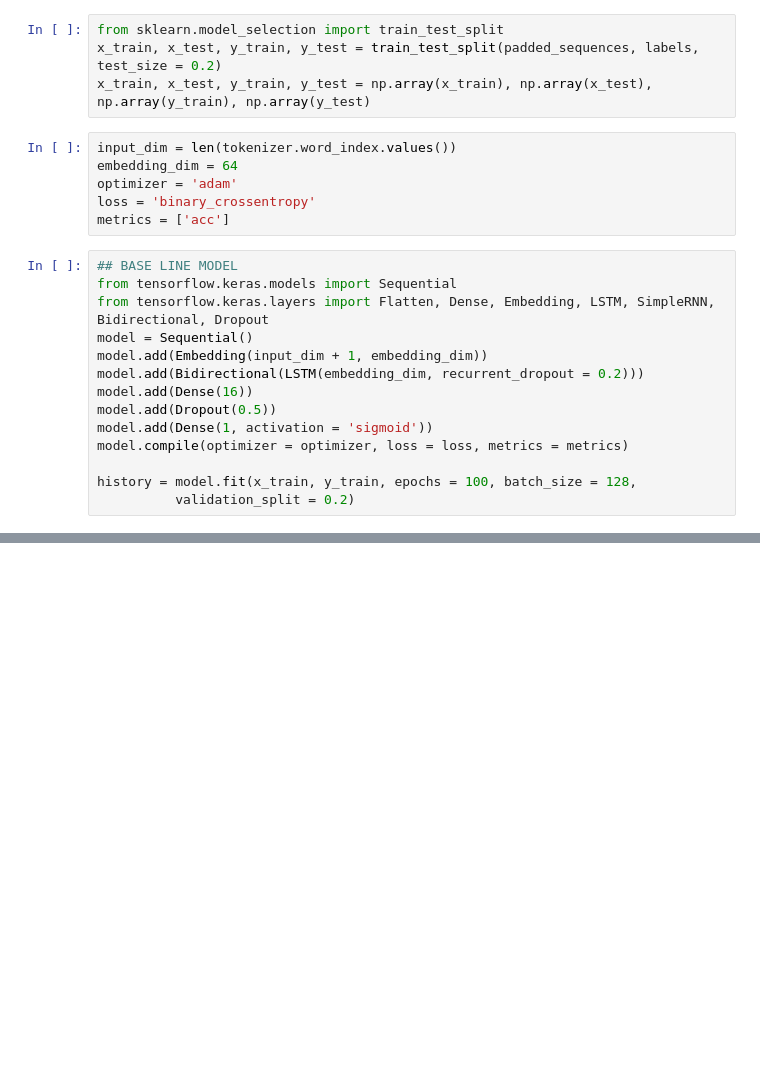
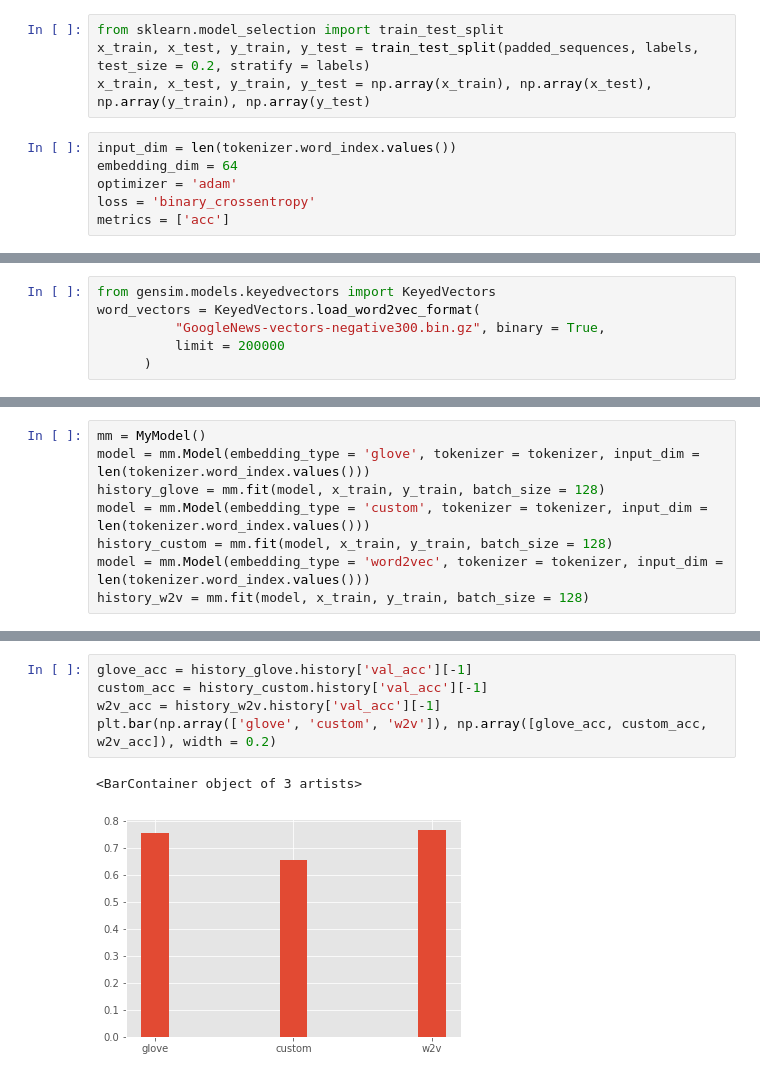
Before and after one commit to aneesh98/Real-Or-Not, a Jupyter notebook: RealOrNot.ipynb, the cells around one changed output, grey strips where cells are left out. Cells and saved outputs as stored; diff of their text form; blank space fills up the shorter version.

```diff
--- a/RealOrNot.ipynb
+++ b/RealOrNot.ipynb
@@ -261,7 +282,7 @@ padded_sequences = pad_sequences(sequences, maxlen = maxlen)
 labels = df_train['target'].to_list()
 # %%
 from sklearn.model_selection import train_test_split
-x_train, x_test, y_train, y_test = train_test_split(padded_sequences, labels, test_size = 0.2)
+x_train, x_test, y_train, y_test = train_test_split(padded_sequences, labels, test_size = 0.2, stratify = labels)
 x_train, x_test, y_train, y_test = np.array(x_train), np.array(x_test), np.array(y_train), np.array(y_test)
 # %%
 input_dim = len(tokenizer.word_index.values())
@@ -269,17 +290,3 @@ embedding_dim = 64
 optimizer = 'adam'
 loss = 'binary_crossentropy'
 metrics = ['acc']
-# %%
-## BASE LINE MODEL
-from tensorflow.keras.models import Sequential
-from tensorflow.keras.layers import Flatten, Dense, Embedding, LSTM, SimpleRNN, Bidirectional, Dropout
-model = Sequential()
-model.add(Embedding(input_dim + 1, embedding_dim))
-model.add(Bidirectional(LSTM(embedding_dim, recurrent_dropout = 0.2)))
-model.add(Dense(16))
-model.add(Dropout(0.5))
-model.add(Dense(1, activation = 'sigmoid'))
-model.compile(optimizer = optimizer, loss = loss, metrics = metrics)
-
-history = model.fit(x_train, y_train, epochs = 100, batch_size = 128,
-          validation_split = 0.2)
@@ -303,0 +336,6 @@ Epoch 100/100
+# %%
+from gensim.models.keyedvectors import KeyedVectors
+word_vectors = KeyedVectors.load_word2vec_format(
+          "GoogleNews-vectors-negative300.bin.gz", binary = True,
+          limit = 200000
+      )
@@ -303,0 +424,8 @@ Epoch 100/100
+# %%
+mm = MyModel()
+model = mm.Model(embedding_type = 'glove', tokenizer = tokenizer, input_dim = len(tokenizer.word_index.values()))
+history_glove = mm.fit(model, x_train, y_train, batch_size = 128)
+model = mm.Model(embedding_type = 'custom', tokenizer = tokenizer, input_dim = len(tokenizer.word_index.values()))
+history_custom = mm.fit(model, x_train, y_train, batch_size = 128)
+model = mm.Model(embedding_type = 'word2vec', tokenizer = tokenizer, input_dim = len(tokenizer.word_index.values()))
+history_w2v = mm.fit(model, x_train, y_train, batch_size = 128)
@@ -304 +461,9 @@ Epoch 100/100
+# %%
+glove_acc = history_glove.history['val_acc'][-1]
+custom_acc = history_custom.history['val_acc'][-1]
+w2v_acc = history_w2v.history['val_acc'][-1]
+plt.bar(np.array(['glove', 'custom', 'w2v']), np.array([glove_acc, custom_acc, w2v_acc]), width = 0.2)
+# %% [output]
+<BarContainer object of 3 artists>
+[figure, added]
 # %%
```
Also changed, not shown: parts of 23 cells of this notebook.
